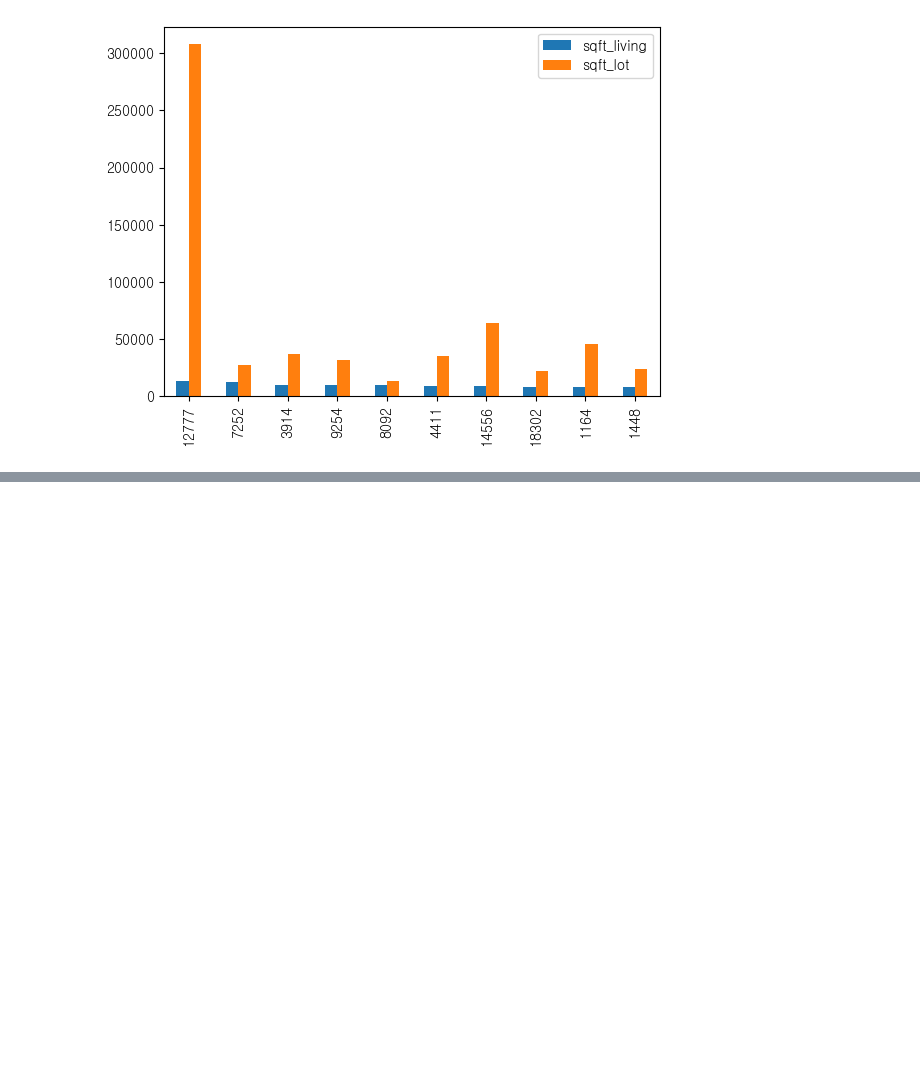
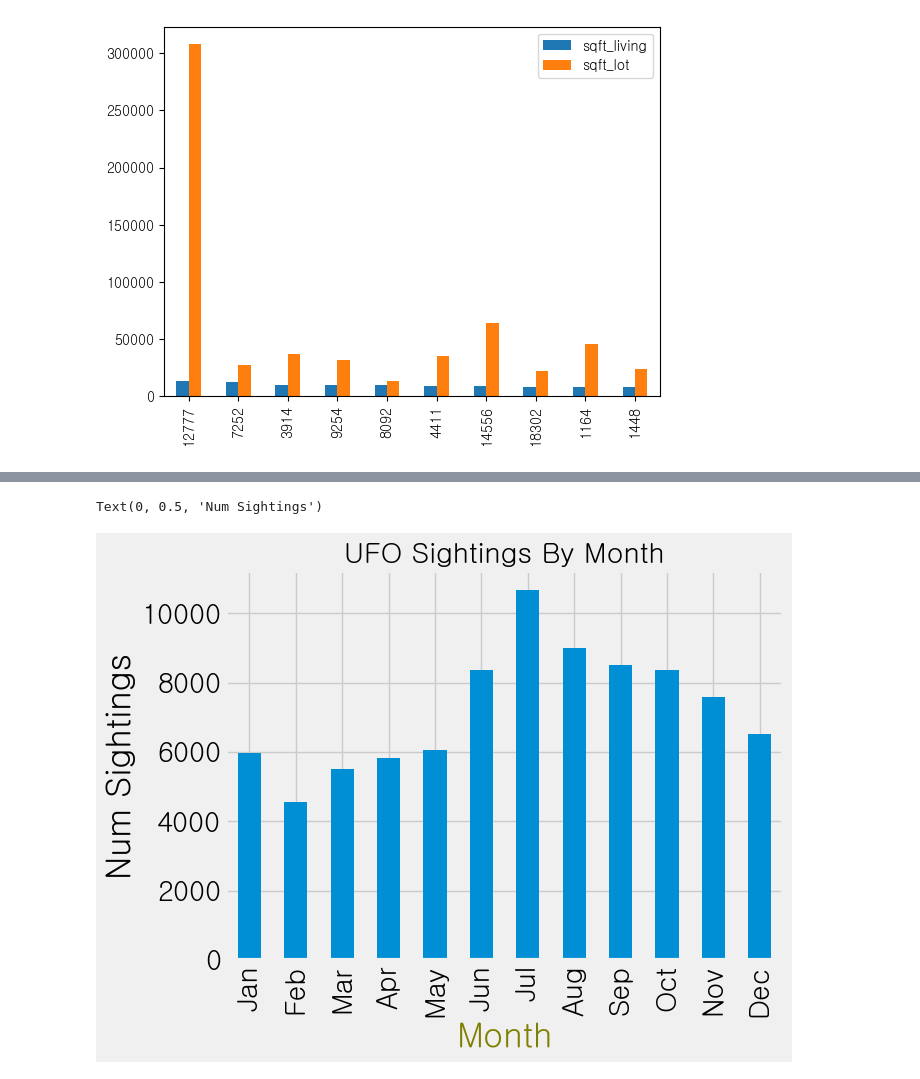
Before and after one commit to choi55j/-2023-09, a Jupyter notebook: choi/수파이썬/12강.ipynb, the cells around one changed output, grey strips where cells are left out. Cells and saved outputs as stored; diff of their text form; code cells hidden in the pictures; blank space fills up the shorter version.

```diff
--- a/choi/수파이썬/12강.ipynb
+++ b/choi/수파이썬/12강.ipynb
@@ -212,0 +230,12 @@ ufos
+# %%
+months_dict = {1: "Jan", 2: "Feb", 3: "Mar", 4: "Apr", 5: "May", 6: "Jun", 7:"Jul", 8: "Aug", 9:"Sep", 10: "Oct", 11: "Nov", 12: "Dec"}
+# %%
+sightings.rename(months_dict).plot(
+    kind="bar",
+    title="UFO Sightings By Month",
+    fontsize="20")
+plt.xlabel("Month", fontsize=24, color="olive")
+plt.ylabel("Num Sightings", fontsize=24)
+# %% [output]
+Text(0, 0.5, 'Num Sightings')
+[figure, added]
```
Also changed, not shown: parts of 7 cells of this notebook.
